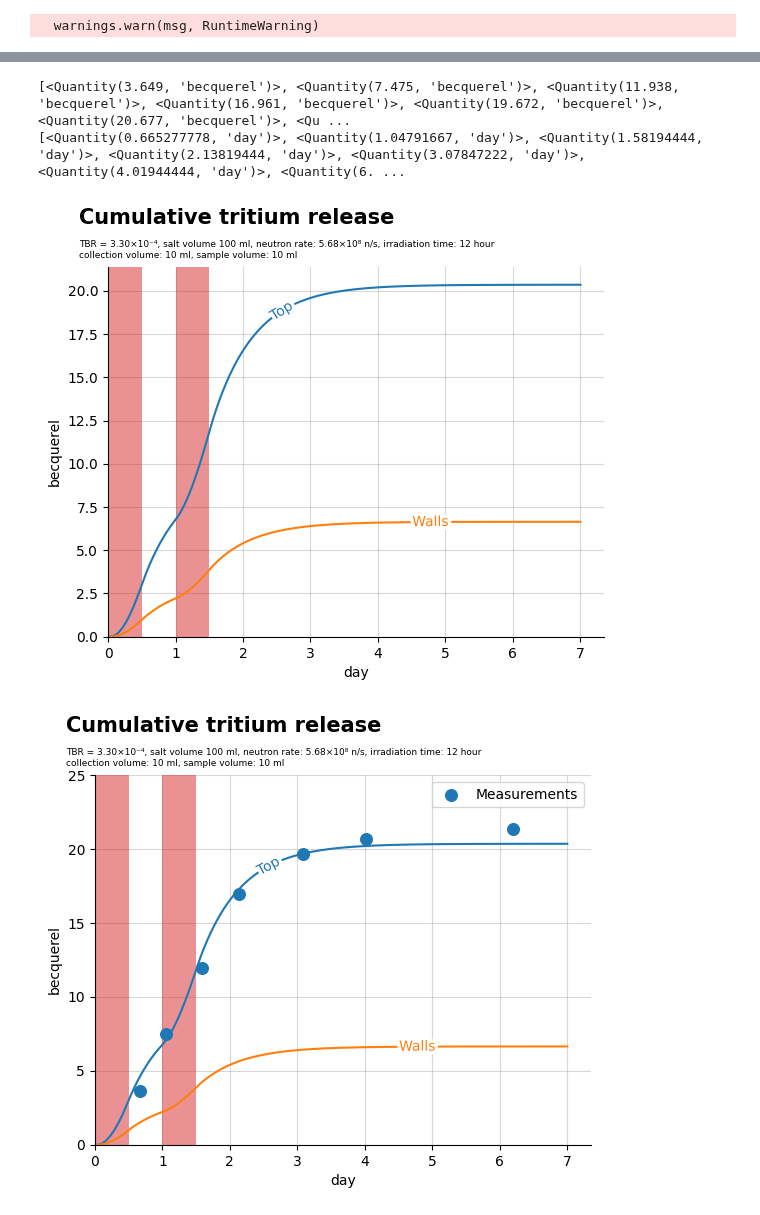
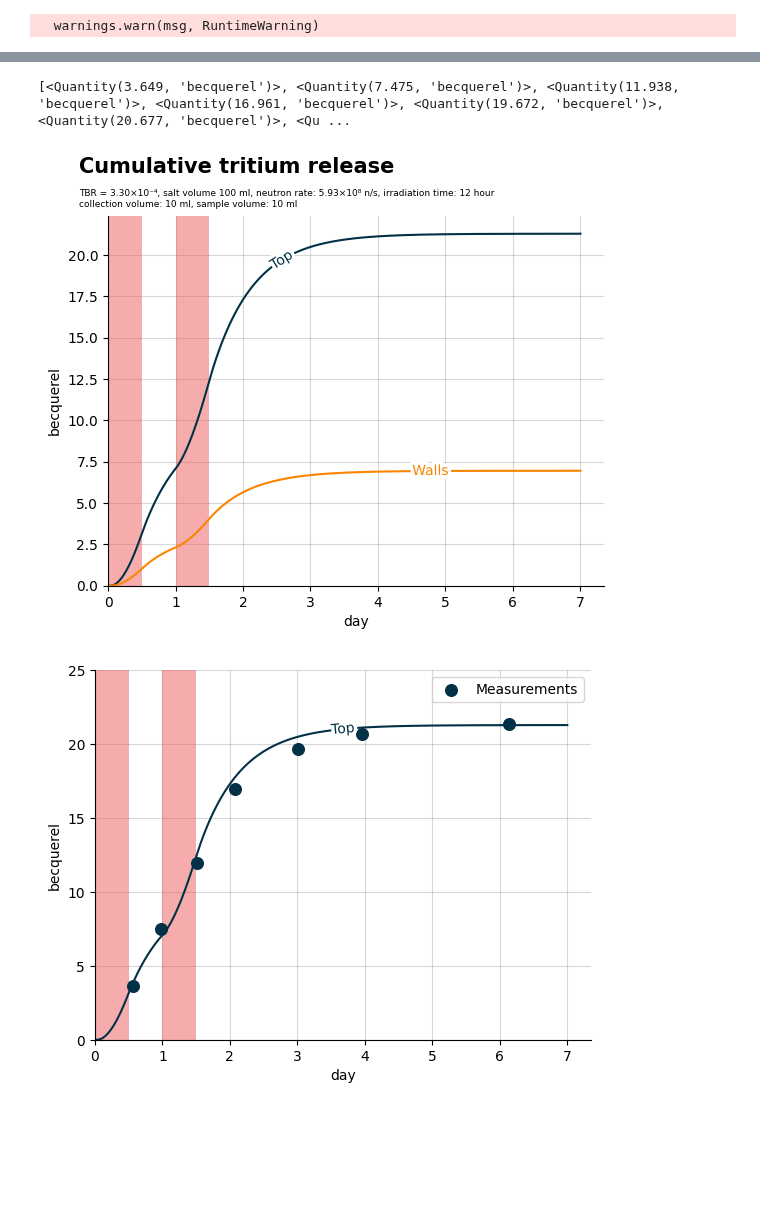
Before and after one commit to LIBRA-project/BABY-100-mL-runs, a Jupyter notebook: baby_run_5.ipynb, the cells around one changed output, grey strips where cells are left out. Drawn from its saved outputs; the diff is of its cells as text; code cells hidden in the pictures; blank space fills up the shorter version.

```diff
--- a/baby_run_5.ipynb
+++ b/baby_run_5.ipynb
@@ -67,7 +17,7 @@ baby_model = Model(
     TBR=3.3e-4 * ureg.particle * ureg.neutron**-1,  # stefano 10/24/2023
 )
 
-fitting_param = 1.1
+fitting_param = 1.15
 
 mass_transport_coeff_factor = 3 * 0.7
 
@@ -130,7 +80,7 @@ for ax in [ax_inv, ax_fluxes, ax_cumul]:
         ax.axvspan(
             0 * ureg.h + day * ureg.day,
             baby_model.exposure_time + day * ureg.day,
-            facecolor="tab:red",
+            facecolor="#EF5B5B",
             alpha=0.5,
         )
 
@@ -209,7 +159,7 @@ def plot_model(
         plt.plot(
             times.to(ureg.day),
             sample_activity_top,
-            color="tab:blue",
+            color="#023047",
             label="Top",
         )
     if walls:
@@ -229,7 +179,7 @@ def plot_model(
         plt.plot(
             times.to(ureg.day),
             sample_activity_wall,
-            color="tab:orange",
+            color="#FB8500",
             label="Walls",
         )
 
@@ -242,7 +192,7 @@ def plot_model(
                 plt.axvspan(
                     0 * ureg.h + day * ureg.day,
                     model.exposure_time + day * ureg.day,
-                    facecolor="tab:red",
+                    facecolor="#EF5B5B",
                     alpha=0.5,
                 )
         else:
@@ -250,7 +200,7 @@ def plot_model(
                 plt.axvspan(
                     irr[0].to(ureg.day),
                     irr[1].to(ureg.day),
-                    facecolor="tab:red",
+                    facecolor="#EF5B5B",
                     alpha=0.5,
                 )
 
@@ -262,22 +212,24 @@ def plot_model(
     plt.gca().spines[["right", "top"]].set_visible(False)
     plt.grid(alpha=0.5)
 # %%
-# hour zero is a 8 AM
+# time starts at 12/05 9:30 AM
+# 12/06 9:30 AM = 24 hours
+# 12/07 9:30 AM = 48 hours
 replacement_times = [
     # 12/05 22:58
-    0 * ureg.day + 15 * ureg.hour + 58 * ureg.minute,
+    0 * ureg.day + 13 * ureg.hour + 28 * ureg.minute,
     # 12/06 09:09
-    1 * ureg.day + 1 * ureg.hour + 9 *ureg.minute,
+    0 * ureg.day + 23 * ureg.hour + 39 * ureg.minute,
     # 12/06 21:58
-    1 * ureg.day + 13 * ureg.hour + 58 * ureg.minute,
+    1 * ureg.day + 12 * ureg.hour + 28 * ureg.minute,
     # 12/07 11:19
-    2 * ureg.day + 3 * ureg.hour + 19 * ureg.minute,
+    1 * ureg.day + 25 * ureg.hour + 49 * ureg.minute,
     # 12/08 09:53
-    3 * ureg.day + 1 * ureg.hour + 53 * ureg.minute,
+    2 * ureg.day + 24 * ureg.hour + 23 * ureg.minute,
     # 12/09 08:28
-    4 * ureg.day + 0 * ureg.hour + 28 * ureg.minute,
+    3 * ureg.day + 22 * ureg.hour + 58 * ureg.minute,
     # 12/11 12:48
-    6 * ureg.day + 4 * ureg.hour + 48 * ureg.minute,
+    6 * ureg.day + 3 * ureg.hour + 18 * ureg.minute,
 ]
 
 replacement_times = sorted(replacement_times)
@@ -311,6 +263,8 @@ plot_model(
     model=baby_model,
     replace_vials=False,
     title=False,
+    subtitle=False,
+    walls=False,
     detection_limit=None,
     linelabel=True,
 )
@@ -321,38 +275,38 @@ sample_4 = vial_541 + vial_542 + vial_543 + vial_544
 sample_5 = vial_551 + vial_552 + vial_553 + vial_554
 sample_6 = vial_561 + vial_562 + vial_563 + vial_564
 sample_7 = vial_571 + vial_572 + vial_573 + vial_574
 
 cumulative_1 = sample_1
 cumulative_2 = sample_1 + sample_2
 cumulative_3 = sample_1 + sample_2 + sample_3
 cumulative_4 = sample_1 + sample_2 + sample_3 + sample_4
 cumulative_5 = sample_1 + sample_2 + sample_3 + sample_4 + sample_5
 cumulative_6 = (
     sample_1 + sample_2 + sample_3 + sample_4 + sample_5 + sample_6
 )
 cumulative_7 = (
     sample_1 + sample_2 + sample_3 + sample_4 + sample_5 + sample_6 + sample_7
 )
 
 cumulative_values = [cumulative_1, cumulative_2, cumulative_3, cumulative_4, cumulative_5, cumulative_6, cumulative_7]
 print(cumulative_values)
 s = plt.scatter(
     replacement_times,
     cumulative_values,
     s=70,
     label="Measurements",
+    color="#023047"
 )
 plt.legend(handles=[s])
-plt.gcf().text(0.08, 0.97, "Cumulative tritium release", weight="bold", fontsize=15)
+# plt.gcf().text(0.08, 0.97, "Cumulative tritium release", weight="bold", fontsize=15)
 plt.gca().set_axisbelow(True)
 plt.ylim(top=25 * ureg.Bq)
 plt.savefig("baby_run_5/cumulative_tritium_release.svg")
-print(replacement_times)
+plt.savefig("baby_run_5/cumulative_tritium_release.pdf")
 # %% [output]
 [<Quantity(3.649, 'becquerel')>, <Quantity(7.475, 'becquerel')>, <Quantity(11.938, 'becquerel')>, <Quantity(16.961, 'becquerel')>, <Quantity(19.672, 'becquerel')>, <Quantity(20.677, 'becquerel')>, <Qu ...
-[<Quantity(0.665277778, 'day')>, <Quantity(1.04791667, 'day')>, <Quantity(1.58194444, 'day')>, <Quantity(2.13819444, 'day')>, <Quantity(3.07847222, 'day')>, <Quantity(4.01944444, 'day')>, <Quantity(6. ...
-[figure, old version]
+[figure, new version]
-[figure, old version]
+[figure, new version]
 # %%
 plt.figure()
 
```
Also changed, not shown: parts of 9 cells of this notebook, 4 other files.
